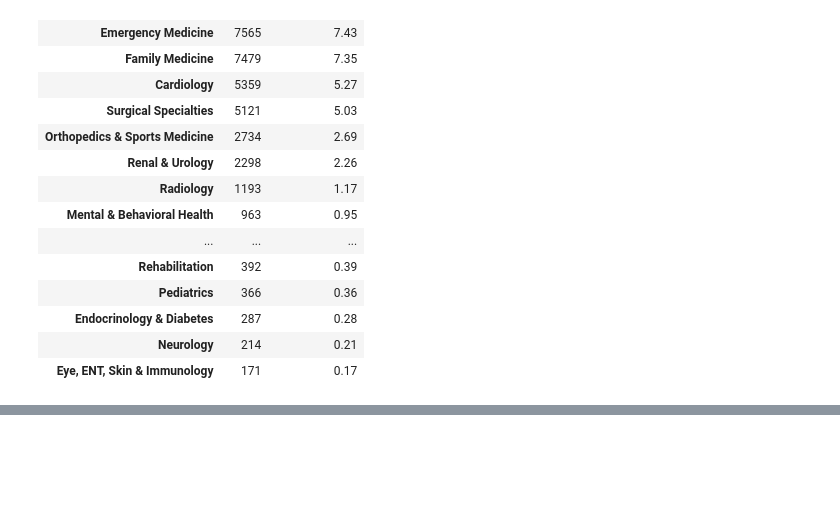
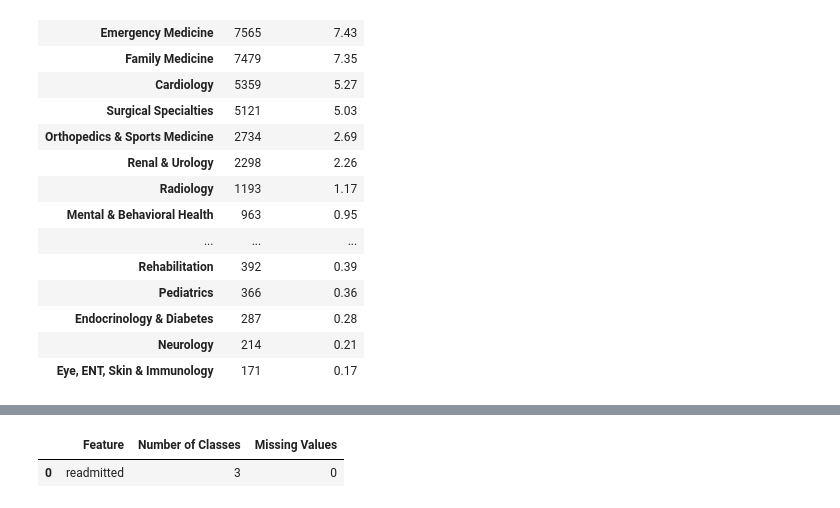
Before and after one commit to ajay-nagpal/Hospital-Readmission-Prediction, a Jupyter notebook: hospital_readmission.ipynb, the cells around one changed output, grey strips where cells are left out. Cells and saved outputs as stored; diff of their text form; code cells hidden in the pictures; blank space fills up the shorter version.

```diff
--- a/hospital_readmission.ipynb
+++ b/hospital_readmission.ipynb
@@ -2455,0 +2470,23 @@ By grouping the original **73 physician specialties** into **clinically meaningf
+# %%
+# ============================================================
+# Target Variable Overview
+# ============================================================
+
+summary = pd.DataFrame({
+
+    "Feature": [
+        "readmitted"
+    ],
+
+    "Number of Classes": [
+        df["readmitted"].nunique()
+    ],
+
+    "Missing Values": [
+        df["readmitted"].isna().sum()
+    ]
+})
+summary
+# %% [output]
+|  | Feature | Number of Classes | Missing Values |
+| 0 | readmitted | 3 | 0 |
```
Also changed, not shown: parts of 6 cells of this notebook.
